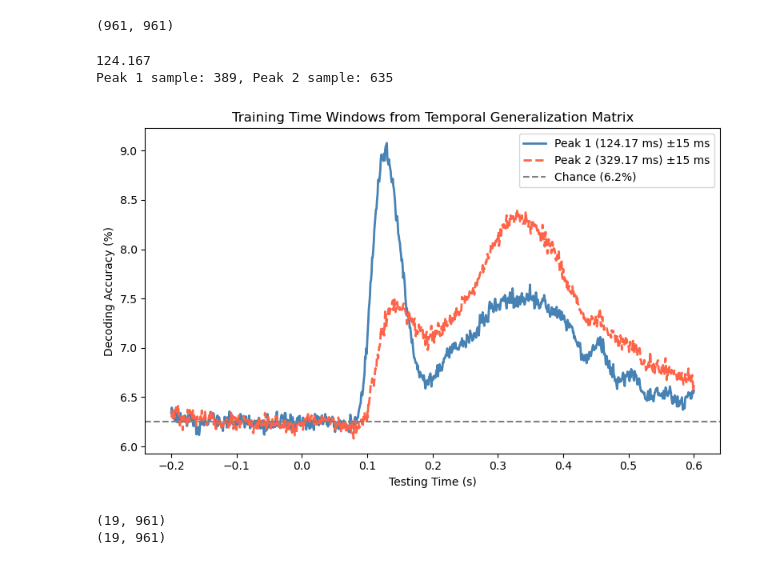
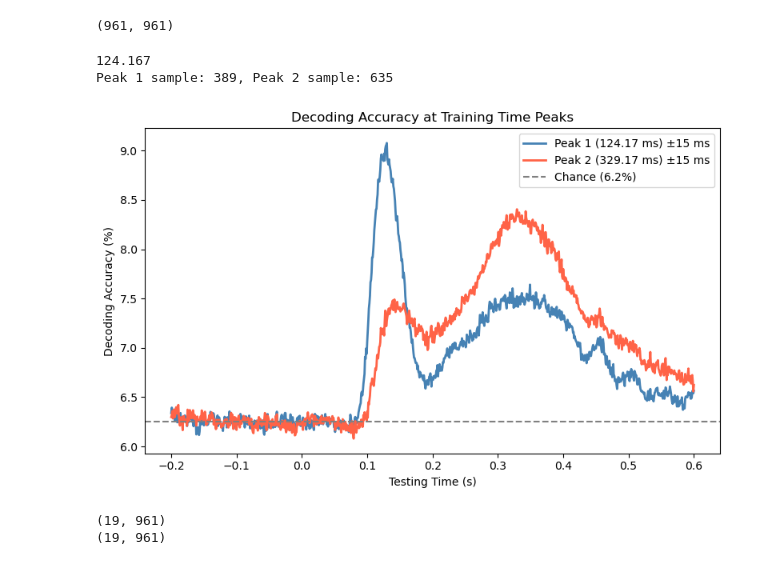
Before and after one commit to sebmonte/Orientation-Imagery, a Jupyter notebook: AnalysisScripts/Step2-WithinStillDiscrete/Step2DBiowulfWithinStillTempGenPlot.ipynb, the cells around one changed output. Cells and saved outputs as stored; diff of their text form; code cells hidden in the pictures.

```diff
--- a/AnalysisScripts/Step2-WithinStillDiscrete/Step2DBiowulfWithinStillTempGenPlot.ipynb
+++ b/AnalysisScripts/Step2-WithinStillDiscrete/Step2DBiowulfWithinStillTempGenPlot.ipynb
@@ -270,36 +269,36 @@ print(time1)
 
 print(f"Peak 1 sample: {time1_sample}, Peak 2 sample: {time2_sample}")
 
 # Compute mean accuracy across subjects
 mean_accuracy = np.mean(all_subjects_data, axis=0)  # shape: [train_time, test_time]
 
 # --- Get windows around each peak ---
 win1_start, win1_end = get_train_window(time1_sample, window_size=36)
 win2_start, win2_end = get_train_window(time2_sample, window_size=36)
 
 # --- Compute mean across window (averaging over training times within the window) ---
 line_peak1 = mean_accuracy[win1_start:win1_end, :].mean(axis=0) * 100  # Convert to %
 line_peak2 = mean_accuracy[win2_start:win2_end, :].mean(axis=0) * 100  # Convert to %
 
 # --- Plot ---
 plt.figure(figsize=(8, 5))
 plt.plot(times, line_peak1, color='steelblue', linewidth=2, label=f'Peak 1 ({time1:.2f} ms) ±15 ms')
-plt.plot(times, line_peak2, color='tomato', linewidth=2, linestyle='--', label=f'Peak 2 ({time2:.2f} ms) ±15 ms')
+plt.plot(times, line_peak2, color='tomato', linewidth=2, label=f'Peak 2 ({time2:.2f} ms) ±15 ms')
 
 # Chance level in %
 chance = (1/16) * 100
 plt.axhline(chance, color='gray', linestyle='--', label=f'Chance ({chance:.1f}%)')
 
 plt.xlabel('Testing Time (s)')
 plt.ylabel('Decoding Accuracy (%)')
-plt.title('Training Time Windows from Temporal Generalization Matrix')
+plt.title('Decoding Accuracy at Training Time Peaks')
 plt.legend()
 plt.tight_layout()
 plt.show()
 # %% [output]
 124.167
 Peak 1 sample: 389, Peak 2 sample: 635
-[figure, old version]
+[figure, new version]
 # %%
 import numpy as np
 import os
```
Also changed, not shown: parts of 1 cell of this notebook, 7 other files.
